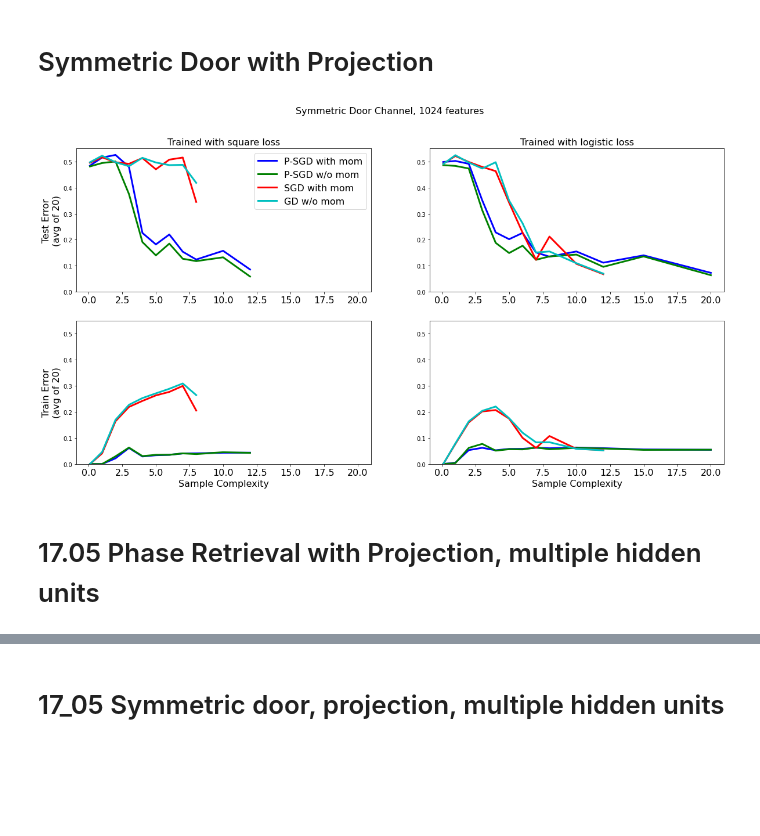
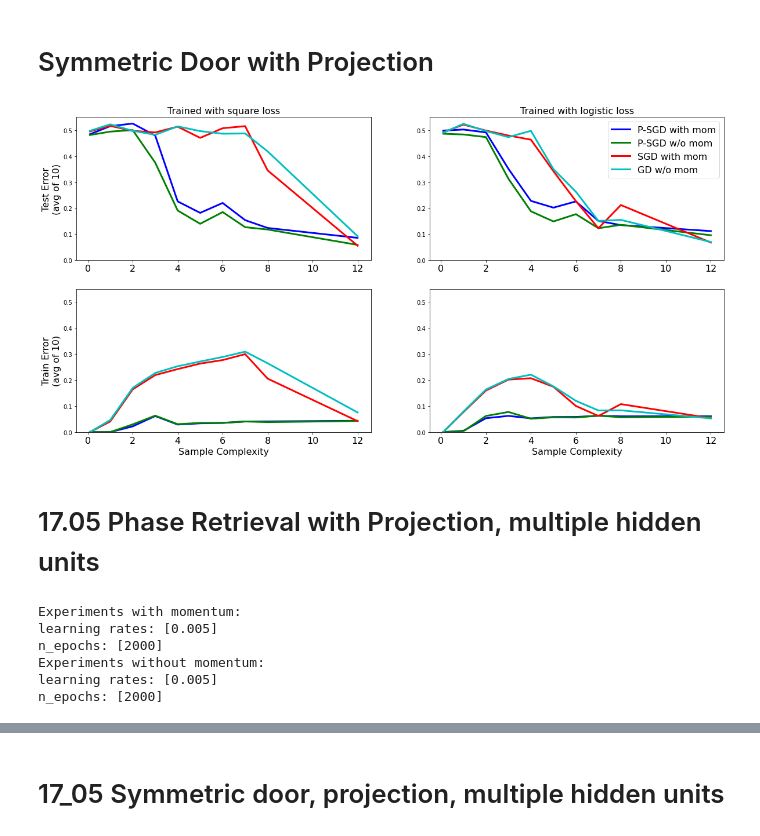
Before and after one commit to daniildmitriev/spoc_master_project, a Jupyter notebook: clean_version_8_03.ipynb, the cells around one changed output, grey strips where cells are left out. Cells and saved outputs as stored; diff of their text form; code cells hidden in the pictures; blank space fills up the shorter version.

```diff
--- a/clean_version_8_03.ipynb
+++ b/clean_version_8_03.ipynb
@@ -1526,7 +1526,7 @@ for (dataset, optim_type, loss, optim, _, sc, _, _), value in result_all.items()
 #     print(vals[(optim_type, optim)][dataset == 'test', 3])
     vals[(optim_type, optim)][int(dataset == 'test'), int(loss == 'logloss'), int(2 * sc + 0.1)] = value
 # %%
-xs = [0.1, 1.0, 2.0, 3.0, 4.0, 5.0, 6.0, 7.0, 8.0, 10.0, 12.0, 15.0, 20.0]
+xs = [0.1, 1.0, 2.0, 3.0, 4.0, 5.0, 6.0, 7.0, 8.0, 12.0]
 indices = np.array(np.array(xs) * 2 + 0.1,
                    dtype=int)
 plt.figure(figsize=(20, 10))
@@ -1546,10 +1546,10 @@ plt.plot(xs, vals[('no_mom', 'gd')][1, 0, indices], color=colors[3], linewidth=3
 # plt.plot(xs, vals['mom_psgd'][1, indices, 2], '--', color=colors[0], linewidth=3)
 # plt.plot(xs, vals['mom_psgd'][2, indices, 2], '--', color=colors[1], linewidth=3)
 # plt.plot(xs, vals['mom_psgd'][5, indices, 2], '--', color=colors[2], linewidth=3)
-plt.legend(loc='upper right')
-plt.suptitle('Symmetric Door Channel, 1024 features')
+
+# plt.suptitle('Symmetric Door Channel, 1024 features')
 # plt.xlabel('Sample Complexity')
-plt.ylabel('Test Error\n(avg of 20)')
+plt.ylabel('Test Error\n(avg of 10)')
 plt.ylim(0.0, 0.55)
 # plt.savefig('gd_1024_features.pdf')
 # plt.show()
@@ -1562,6 +1562,7 @@ plt.plot(xs, vals[('no_mom', 'p-sgd')][1, 1, indices], color=colors[1], linewidt
 plt.plot(xs, vals[('nes_mom', 'sgd')][1, 1, indices], color=colors[2], linewidth=3, label='SGD with mom')
 plt.plot(xs, vals[('no_mom', 'gd')][1, 1, indices], color=colors[3], linewidth=3, label='GD w/o mom')
 plt.ylim(0.0, 0.55)
+plt.legend(loc='upper right')
 # plt.plot(xs, vals['no_mom_sgd'][1, indices, 2], color=colors[0], linewidth=3, label='no hidden layers')
 # plt.plot(xs, vals['no_mom_sgd'][2, indices, 2], color=colors[1], linewidth=3, label='1 layer with 2 units')
 # plt.plot(xs, vals['no_mom_sgd'][5, indices, 2], color=colors[2], linewidth=3, label='1 layer with 5 units')
@@ -1585,35 +1586,35 @@ plt.plot(xs, vals[('no_mom', 'gd')][0, 0, indices], color=colors[3], linewidth=3
 # plt.plot(xs, vals['mom_sgd'][2, indices, 2], color=colors[1], linewidth=3, label='1 layer with 2 units')
 # plt.plot(xs, vals['mom_sgd'][5, indices, 2], color=colors[2], linewidth=3, label='1 layer with 5 units')
 # plt.plot(xs, vals['no_mom_sgd'][10, indices, 2], color=colors[3], linewidth=3, label='1 layer with 10 units')
 # plt.plot([], [], color='black', linewidth=3, label=r'vanilla SGD')
 # plt.plot([], [], '--', color='black', linewidth=3, label=r'persistent-SGD, $\tau = 1.0$')
 # plt.plot(xs, vals['mom_psgd'][1, indices, 2], '--', color=colors[0], linewidth=3)
 # plt.plot(xs, vals['mom_psgd'][2, indices, 2], '--', color=colors[1], linewidth=3)
 # plt.plot(xs, vals['mom_psgd'][5, indices, 2], '--', color=colors[2], linewidth=3)
 # plt.legend(loc='lower left')
 # plt.suptitle('Symmetric Door Channel, 1024 features')
 plt.xlabel('Sample Complexity')
-plt.ylabel('Train Error\n(avg of 20)')
+plt.ylabel('Train Error\n(avg of 10)')
 plt.ylim(0.0, 0.55)
 # plt.savefig('gd_1024_features.pdf')
 # plt.show()
 
 # plt.figure(figsize=(12, 5))
 plt.subplot(224)
 # plt.title('Logistic Loss')
 plt.plot(xs, vals[('nes_mom', 'p-sgd')][0, 1, indices], color=colors[0], linewidth=3, label='P-SGD with mom')
 plt.plot(xs, vals[('no_mom', 'p-sgd')][0, 1, indices], color=colors[1], linewidth=3, label='P-SGD w/o mom')
 plt.plot(xs, vals[('nes_mom', 'sgd')][0, 1, indices], color=colors[2], linewidth=3, label='SGD with mom')
 plt.plot(xs, vals[('no_mom', 'gd')][0, 1, indices], color=colors[3], linewidth=3, label='GD w/o mom')
 
 
 
 plt.xlabel('Sample Complexity')
 plt.ylim(0.0, 0.55)
 # plt.ylabel('Sulccess ratio (20 runs)')
-# plt.savefig('symmetric_door_1024.pdf')
+plt.savefig('symmetic_door_logloss_vs_square_no_title.pdf')
 plt.show()
 # %% [output]
-[figure, old version]
+[figure, new version]
 # %% [markdown]
 # 17.05 Phase Retrieval with Projection, multiple hidden units
@@ -1620 +1642,10 @@ plt.show()
+# %%
+compute_results('agg_results/19_05_phase_retr.csv', None, None)
+# %% [output]
+Experiments with momentum:
+learning rates: [0.005]
+n_epochs: [2000]
+Experiments without momentum:
+learning rates: [0.005]
+n_epochs: [2000]
 # %%
```
Also changed, not shown: parts of 28 cells of this notebook, 1 other file.
